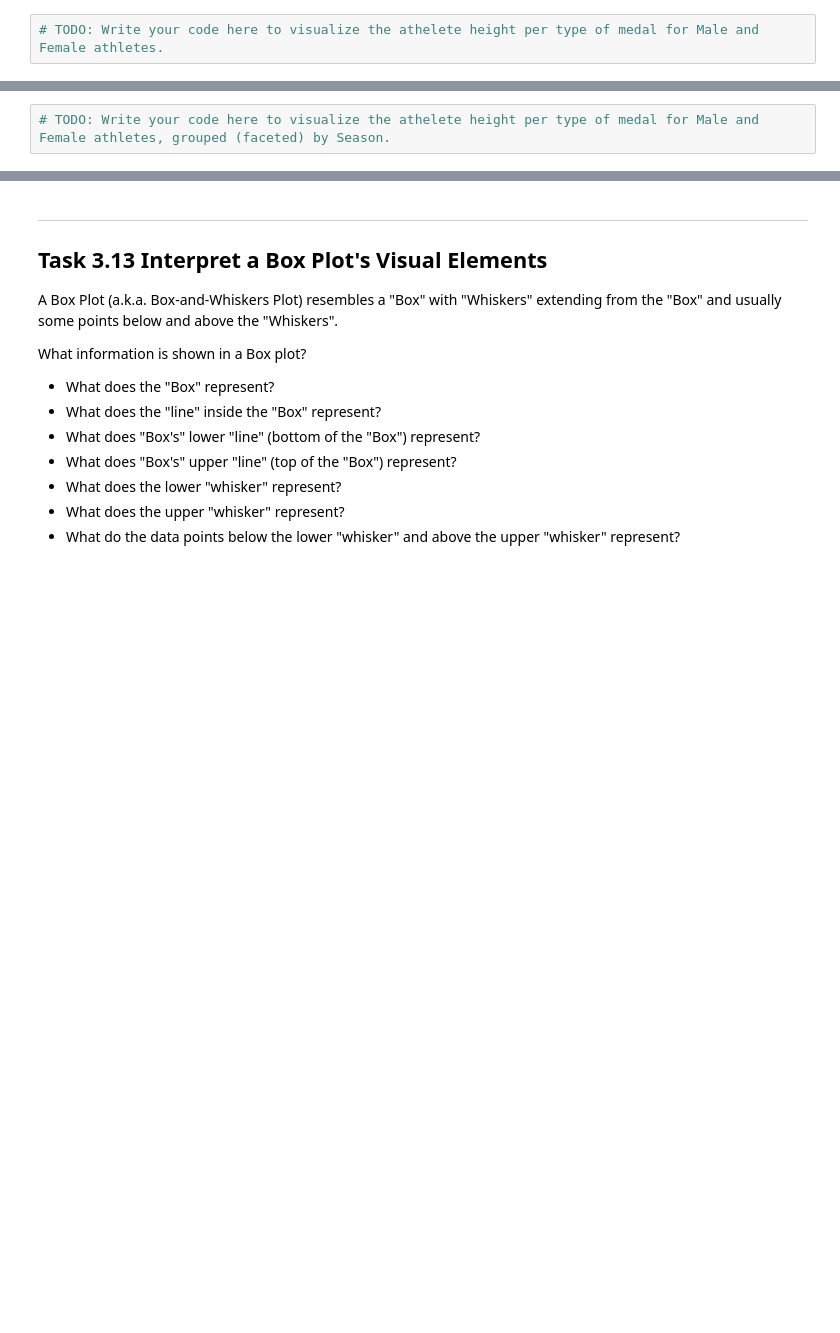
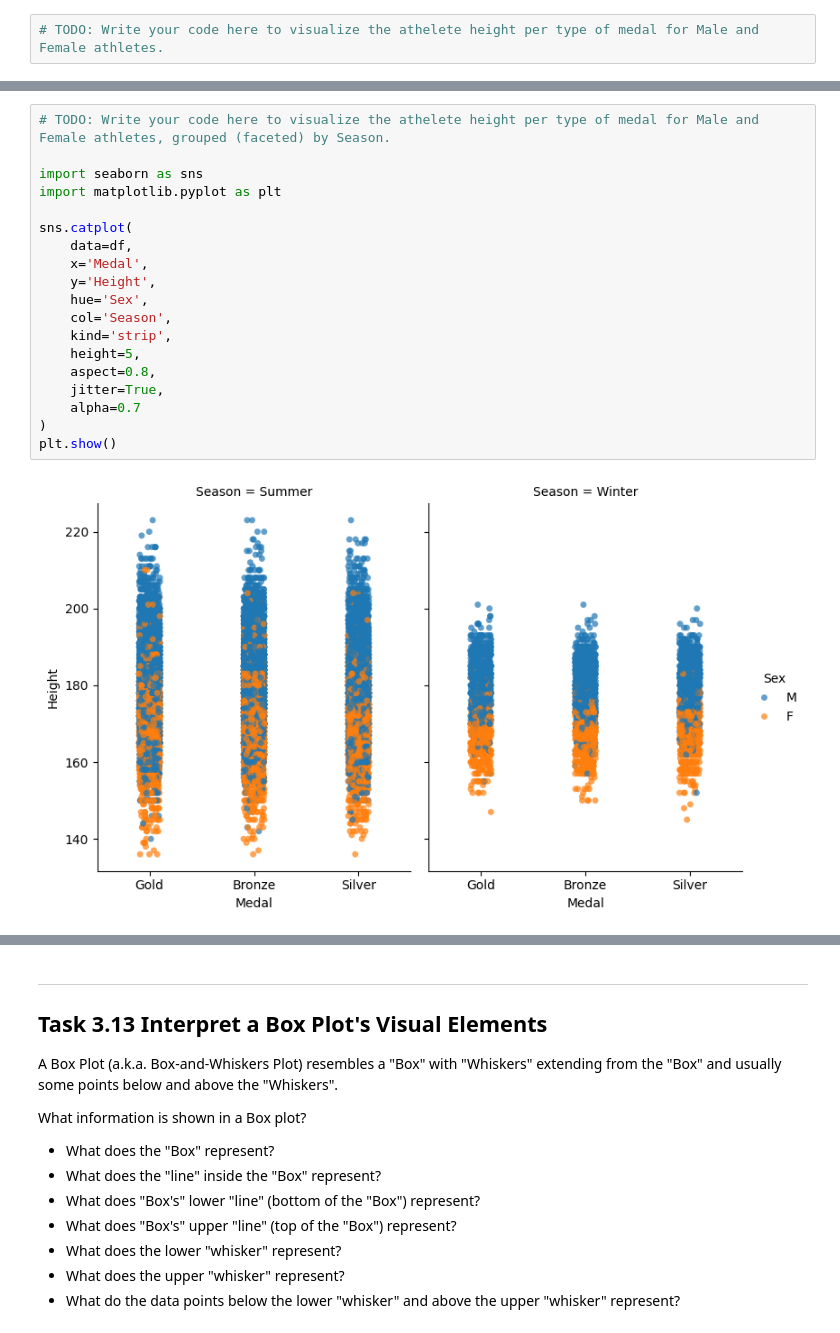
Before and after one commit to Hussein-g1itch/C1VI1B_2026, a Jupyter notebook: assignment/assignment.ipynb, the cells around one changed output, grey strips where cells are left out. Drawn from its saved outputs; the diff is of its cells as text; blank space fills up the shorter version.

```diff
--- a/assignment/assignment.ipynb
+++ b/assignment/assignment.ipynb
@@ -685,6 +794,25 @@ Create a visualization showing the athelete height per type of medal (gold, silv
 </details>
 # %%
 # TODO: Write your code here to visualize the athelete height per type of medal for Male and Female athletes, grouped (faceted) by Season.
+
+import seaborn as sns
+import matplotlib.pyplot as plt
+
+sns.catplot(
+    data=df,
+    x='Medal',
+    y='Height',
+    hue='Sex',
+    col='Season',
+    kind='strip',
+    height=5,
+    aspect=0.8,
+    jitter=True,
+    alpha=0.7
+)
+plt.show()
+# %% [output]
+[figure, added]
 # %% [markdown]
 ---
 ## Task 3.9 Visualize the Average Age per Sport
```
Also changed, not shown: parts of 11 cells of this notebook.
